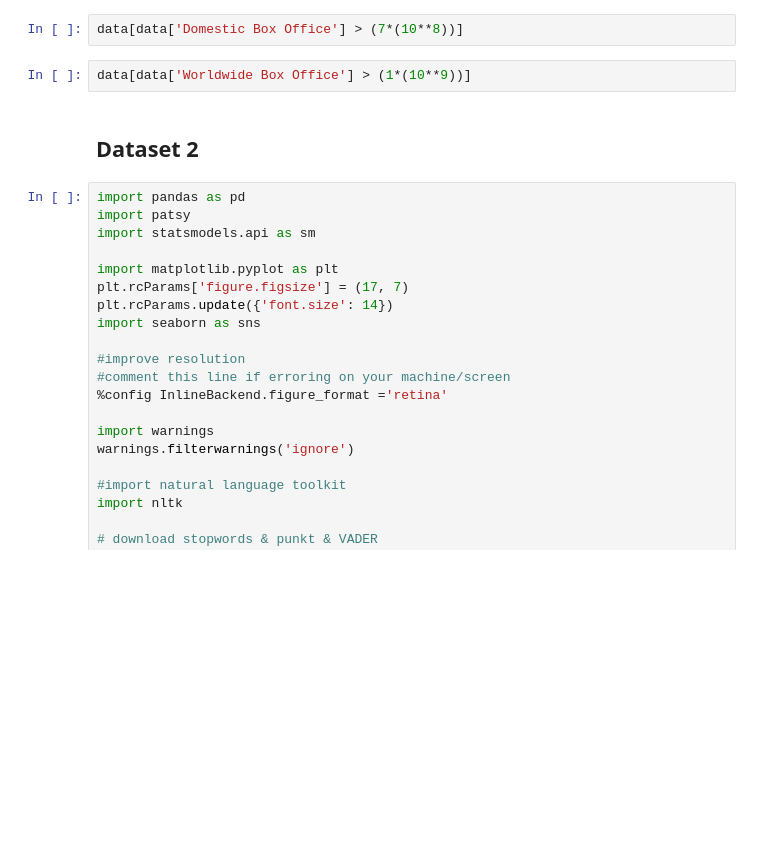
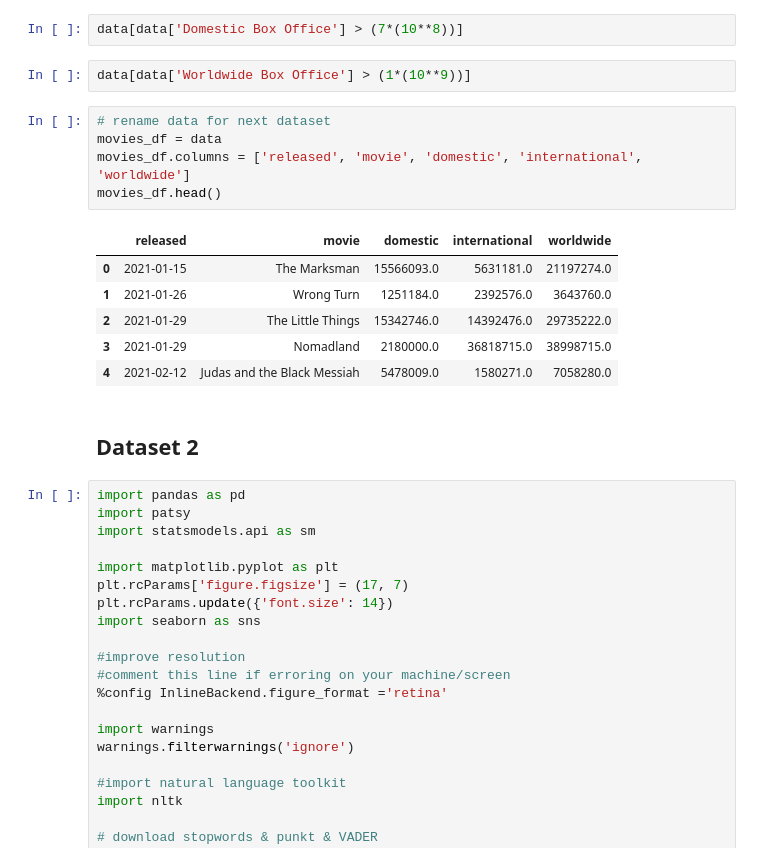
Before and after one commit to mabdilahCSE/Sentiment-Analysis, a Jupyter notebook: FinalProjectGroup012Sp22.ipynb, the cells around one changed output. Saved outputs shown, nothing was run; the diff lists cells and outputs as text; blank space fills up the shorter version.

Commit message:
made sure things can run

```diff
--- a/FinalProjectGroup012Sp22.ipynb
+++ b/FinalProjectGroup012Sp22.ipynb
@@ -435,6 +434,18 @@ We see in both cases that the outlier is "Spider-Man: No Way Home"
 data[data['Domestic Box Office'] > (7*(10**8))]
 # %%
 data[data['Worldwide Box Office'] > (1*(10**9))]
+# %%
+# rename data for next dataset
+movies_df = data
+movies_df.columns = ['released', 'movie', 'domestic', 'international', 'worldwide']
+movies_df.head()
+# %% [output]
+|  | released | movie | domestic | international | worldwide |
+| 0 | 2021-01-15 | The Marksman | 15566093.0 | 5631181.0 | 21197274.0 |
+| 1 | 2021-01-26 | Wrong Turn | 1251184.0 | 2392576.0 | 3643760.0 |
+| 2 | 2021-01-29 | The Little Things | 15342746.0 | 14392476.0 | 29735222.0 |
+| 3 | 2021-01-29 | Nomadland | 2180000.0 | 36818715.0 | 38998715.0 |
+| 4 | 2021-02-12 | Judas and the Black Messiah | 5478009.0 | 1580271.0 | 7058280.0 |
 # %% [markdown]
 ## Dataset 2
 # %%
```
Also changed, not shown: parts of 4 cells of this notebook.
